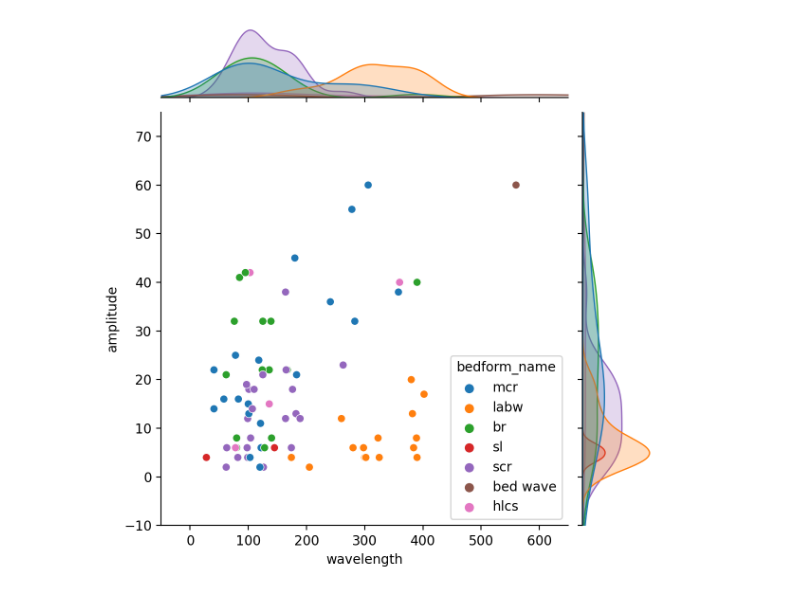
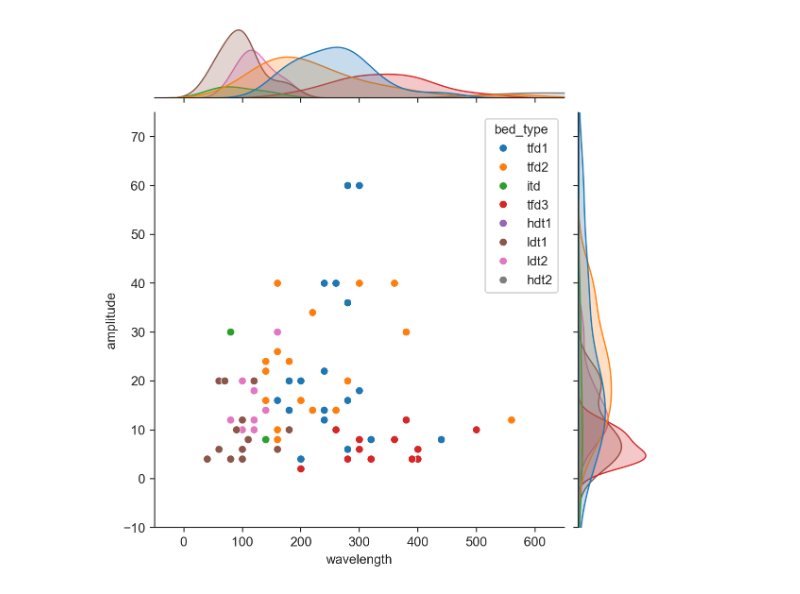
Before and after one commit to eewjt/taylor_et_al_puntabaja_data_C5, a Jupyter notebook: pb_bedforms.ipynb, the cells around one changed output. Cells and saved outputs as stored; diff of their text form; code cells hidden in the pictures.

```diff
--- a/pb_bedforms.ipynb
+++ b/pb_bedforms.ipynb
@@ -4,5 +4,6 @@ import pandas as pd
 import matplotlib.pyplot as plt
 import seaborn as sns
 %config InlineBackend.figure_format='retina'
+sns.set_style('ticks')
 # %%
 df=pd.read_csv ('data/pb_bedforms.csv')
@@ -9,7 +22,8 @@ df=pd.read_csv ('data/pb_bedforms.csv')
 # %%
-sns.jointplot(data = df, x=df.wavelength, y=df.amplitude, hue=df.bedform_name)
+sns.jointplot(data = df, x=df.wavelength, y=df.amplitude, hue=df.bed_type)
 plt.xlim(-50,650)
 plt. ylim(-10,75)
-plt.savefig('figs/bedforms_names.tif', dpi=300)
+
+plt.savefig('figs/bedforms_type.tif', dpi=300)
 # %% [output]
-[figure, old version]
+[figure, new version]
```
Also changed, not shown: parts of 3 cells of this notebook, 48 other files.
